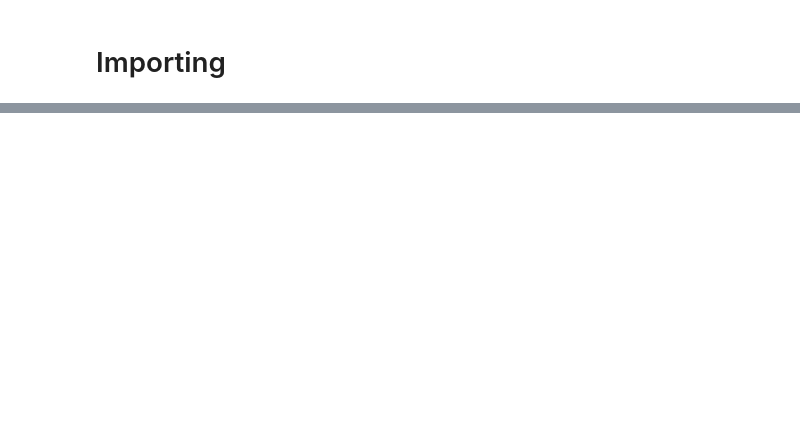
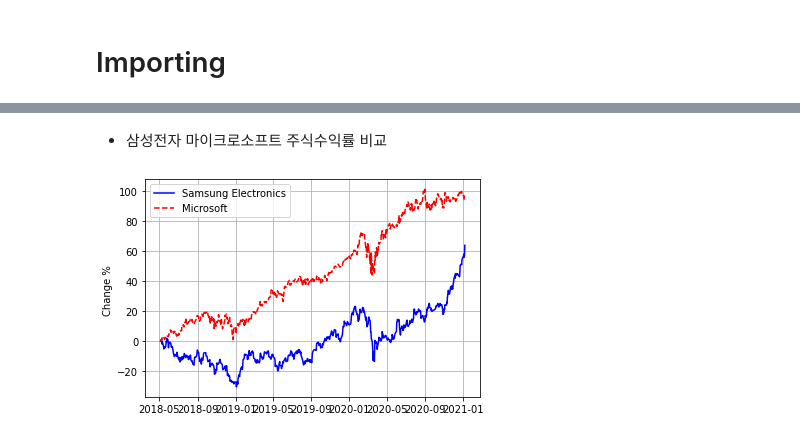
Before and after one commit to Dltmd202/StockAnalytics, a Jupyter notebook: StockAnalytics.ipynb, the cells around one changed output, grey strips where cells are left out. Saved outputs shown, nothing was run; the diff lists cells and outputs as text; code cells hidden in the pictures; blank space fills up the shorter version.

```diff
--- a/StockAnalytics.ipynb
+++ b/StockAnalytics.ipynb
@@ -12,0 +88,3 @@ Requirement already satisfied: six>=1.5 in /usr/local/lib/python3.6/dist-package
+# %%
+sec_daily_percent_changeSum = sec_daily_percent_change.cumsum()
+sec_daily_percent_changeSum
@@ -12,0 +145,3 @@ Requirement already satisfied: six>=1.5 in /usr/local/lib/python3.6/dist-package
+# %%
+msft_daily_percent_changeSum = msft_daily_percent_change.cumsum()
+msft_daily_percent_changeSum
@@ -12,0 +162,11 @@ Requirement already satisfied: six>=1.5 in /usr/local/lib/python3.6/dist-package
+# %% [markdown]
+* 삼성전자 마이크로소프트 주식수익률 비교
+# %%
+plt.plot(sec.index , sec_daily_percent_changeSum,'b',label='Samsung Electronics')
+plt.plot(msft.index,msft_daily_percent_changeSum,'r--',label='Microsoft')
+plt.grid(True)
+plt.ylabel('Change % ')
+plt.legend(loc='best')
+plt.show()
+# %% [output]
+[figure, added]
```
Also changed, not shown: parts of 19 cells of this notebook.
